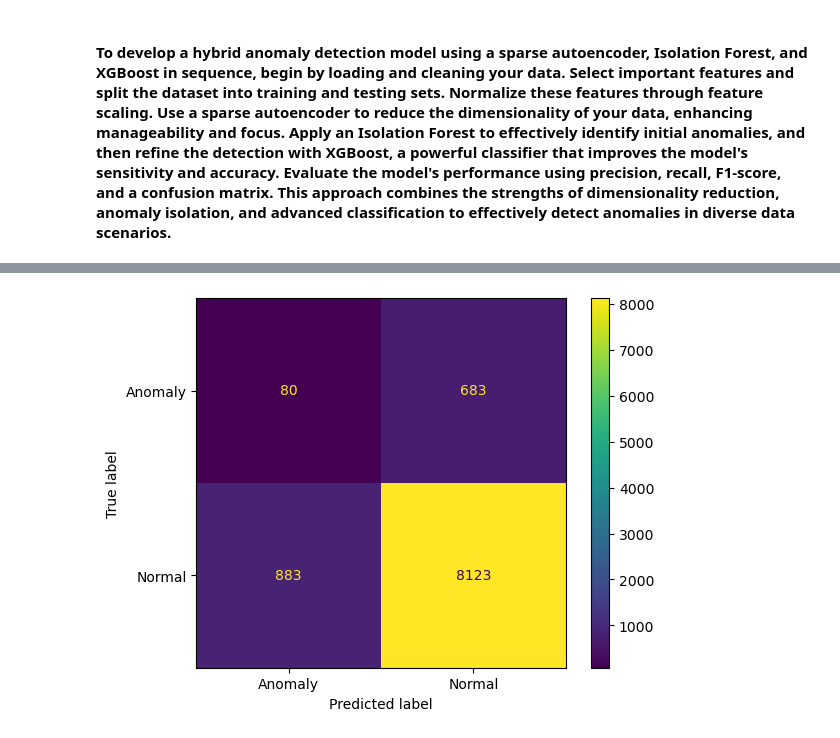
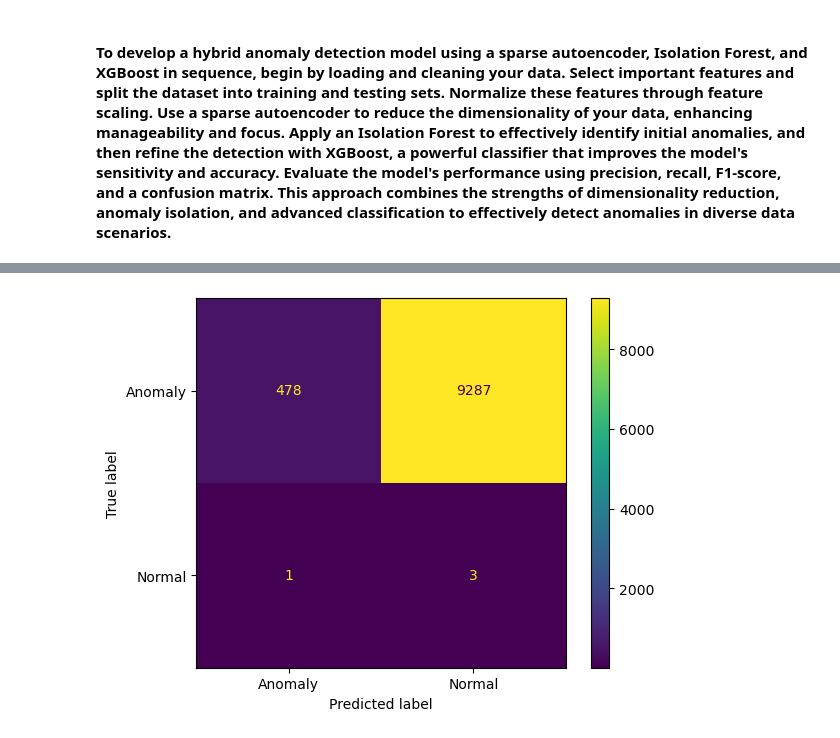
Before and after one commit to sebhatgg/DSE, a Jupyter notebook: Census_autoencoder_xgboost_isolationforest_Final.ipynb, the cells around one changed output, grey strips where cells are left out. Saved outputs shown, nothing was run; the diff lists cells and outputs as text; code cells hidden in the pictures.

```diff
--- a/Census_autoencoder_xgboost_isolationforest_Final.ipynb
+++ b/Census_autoencoder_xgboost_isolationforest_Final.ipynb
@@ -31,10 +31,10 @@ def auto_enc_xgb_iso():
         data[column] = label_encoder.fit_transform(data[column])
     data.dropna(axis=0, inplace=True)
 
-    X = data.drop('Capital_gain', axis=1)  # Assuming 'target' is the column name of the continuous target variable
-    y_cont = data['Capital_gain']
+    X = data.drop('fnlwgt', axis=1)  # This is the target variable
+    y_cont = data['fnlwgt']
 
-    y = np.where(y_cont > 1000, 1, 0)  # Define `threshold` based on the dataset
+    y = np.where(y_cont > 20000, 1, 0)  # Define `threshold` based on the dataset
 
     # Select top k features; k might be adjusted based on the dataset
     selector = SelectKBest(f_classif, k=5)
@@ -124 +124 @@ F1 Score: 0.8480845722030941
-[figure, old version]
+[figure, new version]
```
Also changed, not shown: parts of 1 cell of this notebook, 23 other files.
